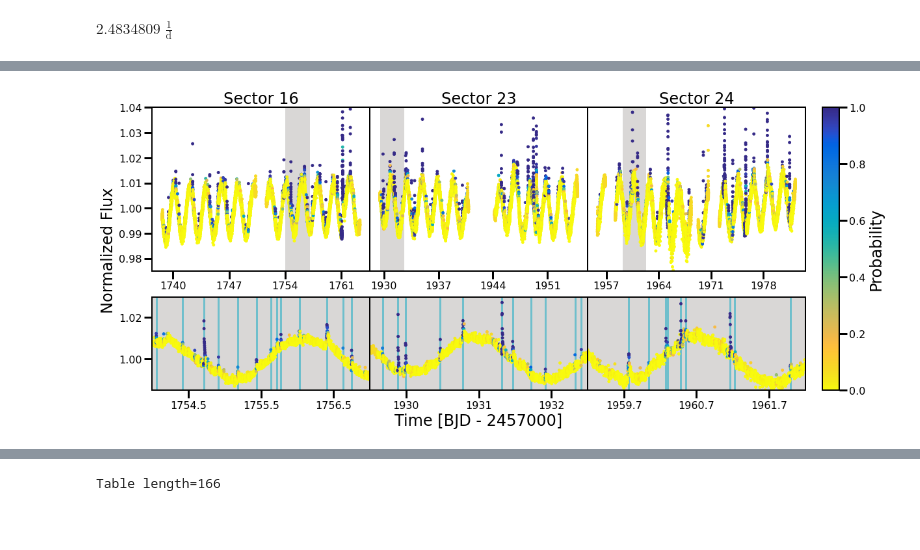
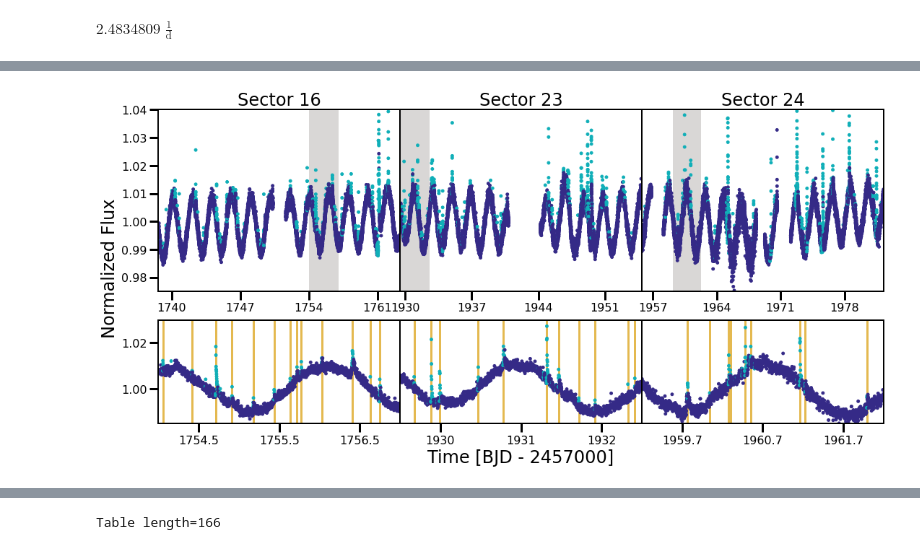
Before and after one commit to benjaminpope/mtv, a Jupyter notebook: notebooks/crdra_stella_analysis.ipynb, the cells around one changed output, grey strips where cells are left out. Saved outputs shown, nothing was run; the diff lists cells and outputs as text; code cells hidden in the pictures; blank space fills up the shorter version.

```diff
--- a/notebooks/crdra_stella_analysis.ipynb
+++ b/notebooks/crdra_stella_analysis.ipynb
@@ -259,57 +267,64 @@ axes = [[ax1,ax4], [ax2,ax5], [ax3,ax6]]
 lims = [[1754,1757], [1929.5, 1932.5], [1959.2,1962.2]]
 
 for i in range(len(axes)):
-    axes[i][0].scatter(time[i], flux[i], c=avg_preds[i],
+    c=np.ones(len(avg_preds[i]), dtype='U10')
+    c[avg_preds[i] < 0.6] = parula_colors[0]
+    c[avg_preds[i] >=0.6] = parula_colors[110]
+
+    axes[i][0].scatter(time[i], flux[i], c=c,#avg_preds[i],
                     vmin=0., vmax=1, s=15, cmap=parula.reversed())
 
     axes[i][0].axvspan(lims[i][0], lims[i][1],
                        color=bkg_color, zorder=0)
 
     q = ((time[i] >= lims[i][0]) & (time[i] <= lims[i][1]))
-    im = axes[i][1].scatter(time[i][q], flux[i][q], c=avg_preds[i][q],
+
+
+
+    im = axes[i][1].scatter(time[i][q], flux[i][q], c=c[q],#avg_preds[i][q],
                             vmin=0., vmax=1, s=15, cmap=parula.reversed())
-    axes[i][1].set_facecolor(bkg_color)
+    #axes[i][1].set_facecolor(bkg_color)
 
     subset = ff.flare_table[(ff.flare_table['tpeak']>=lims[i][0])&
                             (ff.flare_table['tpeak']<=lims[i][1])]
     for tpeak in subset['tpeak']:
-        axes[i][1].vlines(tpeak, 0, 2, color=parula_colors[100],
-                          alpha=0.5,
+        axes[i][1].vlines(tpeak, 0, 2, color=parula_colors[200],
                           linewidth=3, zorder=0)
 
     totaltime += (len(time[i])*2)
 
     axes[i][0].set_title('Sector {}'.format(sects[i]), fontsize=24)
 
     axes[i][0].set_ylim(0.975,1.04)
     axes[i][1].set_ylim(0.985,1.03)
 
+    axes[i][0].set_xlim(time[i][0], time[i][-1])
     axes[i][1].set_xlim(lims[i])
 
     axes[i][1].set_xticks(np.arange(lims[i][0]+0.5, lims[i][1],1))
     axes[i][0].set_xticks(np.round(np.arange(time[i][0]+1, time[i][-1],7),0))
 
     if i > 0:
         axes[i][0].set_yticks([])
         axes[i][1].set_yticks([])
     if i == 1:
         axes[i][1].set_xlabel('Time [BJD - 2457000]', fontsize=24)
     if i == 0:
         axes[i][1].set_ylabel('Normalized Flux', y=1.5, fontsize=24)
 
     axes[i][0].set_rasterized(True)
     axes[i][1].set_rasterized(True)
 
 
-fig.subplots_adjust(right=0.9, wspace=0, hspace=0.2)
-cbar_ax = fig.add_axes([0.92, 0.125, 0.02, 0.755])
-cbar = fig.colorbar(im, cax=cbar_ax)
-cbar.set_label('Probability', fontsize=24)
+fig.subplots_adjust(wspace=0, hspace=0.2)
+#cbar_ax = fig.add_axes([0.92, 0.125, 0.02, 0.755])
+#cbar = fig.colorbar(im, cax=cbar_ax)
+#cbar.set_label('Probability', fontsize=24)
 plt.savefig('/Users/arcticfox/Desktop/crdra_stella.pdf',
             dpi=200, rasterized=True, bbox_inches='tight')
 
 totaltime = (totaltime*u.minute).to(u.day)
 # %% [output]
-[figure, old version]
+[figure, new version]
 # %%
 np.max(ff.flare_table['amp'])
```
Also changed, not shown: parts of 11 cells of this notebook.
